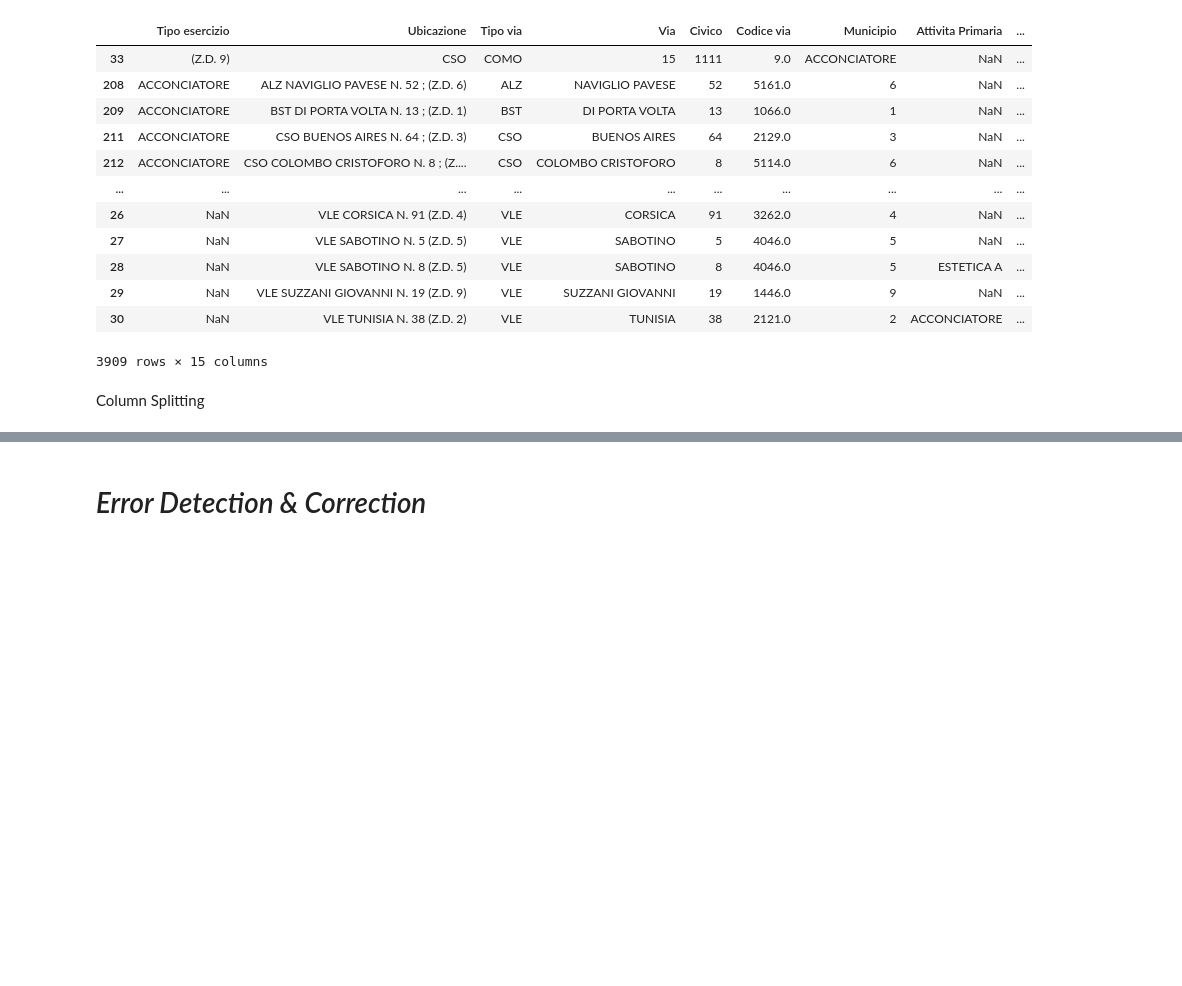
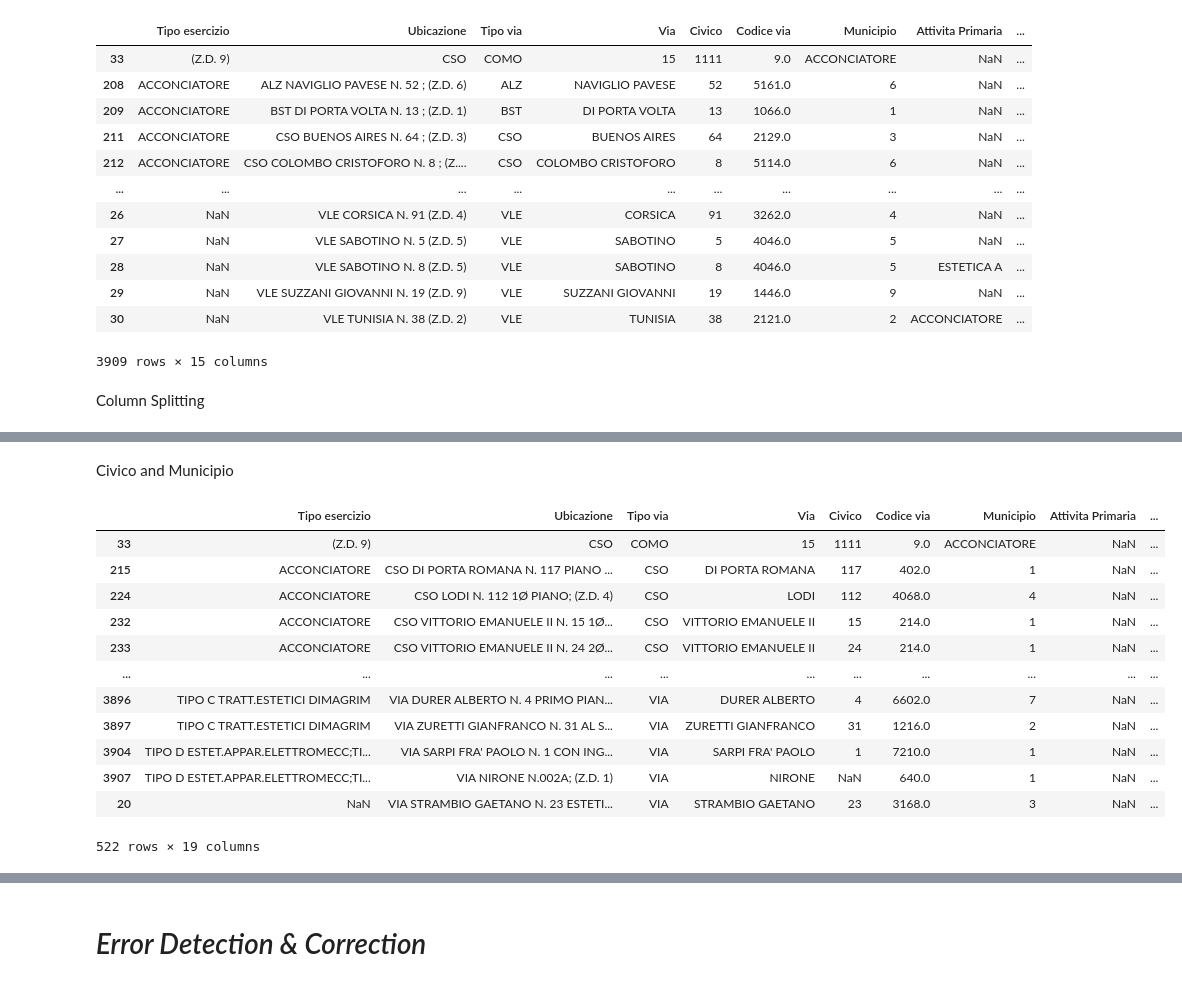
Before and after one commit to leonardotisato/DQP, a Jupyter notebook: project.ipynb, the cells around one changed output, grey strips where cells are left out. Cells and saved outputs as stored; diff of their text form; code cells hidden in the pictures; blank space fills up the shorter version.

Commit message:
Feat: Add Data wrangling and Error detection for columns "Civico" and "Municipio"

```diff
--- a/project.ipynb
+++ b/project.ipynb
@@ -220,0 +279,20 @@ Column Splitting
+# %% [markdown]
+Civico and Municipio
+# %%
+# Check if the civico is equal to the civico_to_check, return only the rows where they are not equal
+notok = df[(df['Civico'] != df['Civico_to_check'])]
+notok
+# %% [output]
+|  | Tipo esercizio | Ubicazione | Tipo via | Via | Civico | Codice via | Municipio | Attivita Primaria | ... |
+| 33 | (Z.D. 9) | CSO | COMO | 15 | 1111 | 9.0 | ACCONCIATORE | NaN | ... |
+| 215 | ACCONCIATORE | CSO DI PORTA ROMANA N. 117 PIANO ... | CSO | DI PORTA ROMANA | 117 | 402.0 | 1 | NaN | ... |
+| 224 | ACCONCIATORE | CSO LODI N. 112 1Ø PIANO; (Z.D. 4) | CSO | LODI | 112 | 4068.0 | 4 | NaN | ... |
+| 232 | ACCONCIATORE | CSO VITTORIO EMANUELE II N. 15 1Ø... | CSO | VITTORIO EMANUELE II | 15 | 214.0 | 1 | NaN | ... |
+| 233 | ACCONCIATORE | CSO VITTORIO EMANUELE II N. 24 2Ø... | CSO | VITTORIO EMANUELE II | 24 | 214.0 | 1 | NaN | ... |
+| ... | ... | ... | ... | ... | ... | ... | ... | ... | ... |
+| 3896 | TIPO C TRATT.ESTETICI DIMAGRIM | VIA DURER ALBERTO N. 4 PRIMO PIAN... | VIA | DURER ALBERTO | 4 | 6602.0 | 7 | NaN | ... |
+| 3897 | TIPO C TRATT.ESTETICI DIMAGRIM | VIA ZURETTI GIANFRANCO N. 31 AL S... | VIA | ZURETTI GIANFRANCO | 31 | 1216.0 | 2 | NaN | ... |
+| 3904 | TIPO D ESTET.APPAR.ELETTROMECC;TI... | VIA SARPI FRA' PAOLO N. 1 CON ING... | VIA | SARPI FRA' PAOLO | 1 | 7210.0 | 1 | NaN | ... |
+| 3907 | TIPO D ESTET.APPAR.ELETTROMECC;TI... | VIA NIRONE N.002A; (Z.D. 1) | VIA | NIRONE | NaN | 640.0 | 1 | NaN | ... |
+| 20 | NaN | VIA STRAMBIO GAETANO N. 23 ESTETI... | VIA | STRAMBIO GAETANO | 23 | 3168.0 | 3 | NaN | ... |
+522 rows × 19 columns
```
Also changed, not shown: parts of 3 cells of this notebook.
